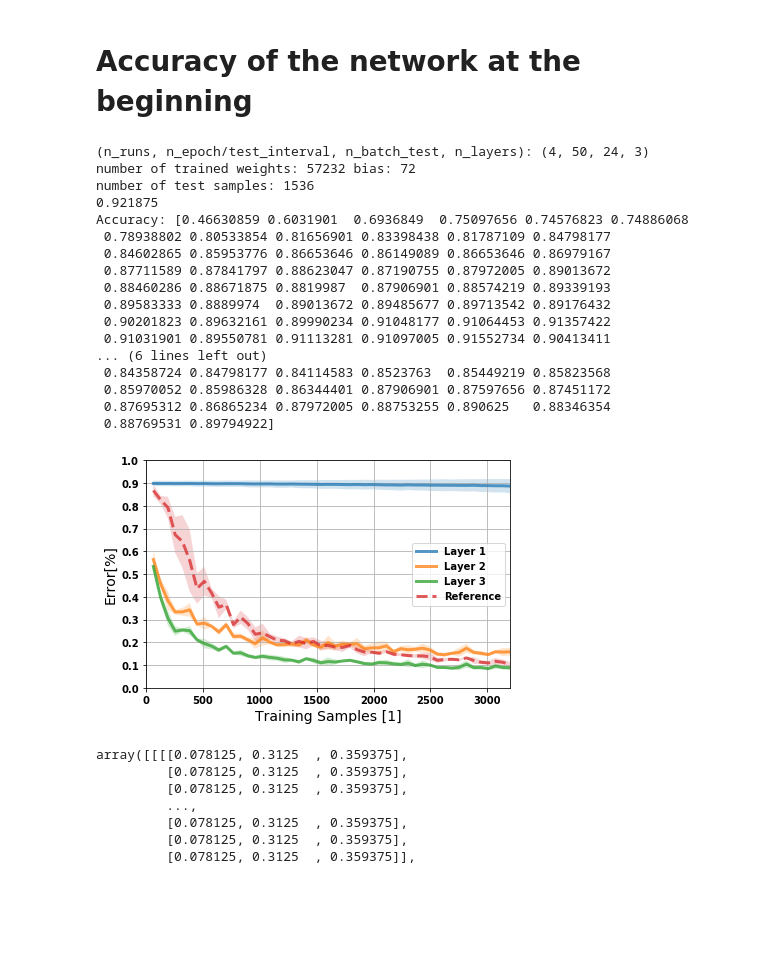
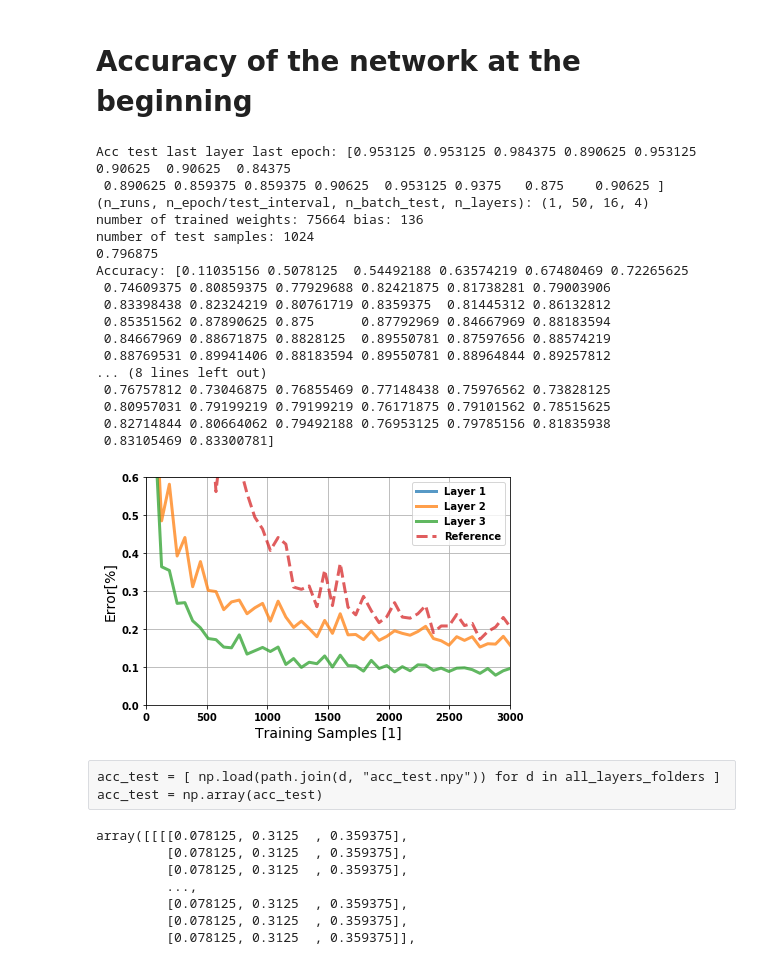
Before and after one commit to nmi-lab/dcll, a Jupyter notebook: notebooks/plot_mnist.ipynb, the cells around one changed output. Drawn from its saved outputs; the diff is of its cells as text; code cells hidden in the pictures; blank space fills up the shorter version.

Commit message:
mnist plotting notebook

```diff
--- a/notebooks/plot_mnist.ipynb
+++ b/notebooks/plot_mnist.ipynb
@@ -15,9 +15,10 @@ matplotlib.rcParams['axes.labelsize']= 14.
 matplotlib.rcParams['figure.subplot.bottom'] = .2
 matplotlib.rcParams['figure.subplot.left'] = .2
 # %%
-all_layers_folder_id = range(1, 5, 1)
-base_folder = "../Paper_results/{:03d}__04-10-2018"
-base_folder_begin = "../Paper_results_begin/{:03d}__05-10-2018"
+# all_layers_folder_id = range(1, 5, 1)
+all_layers_folder_id = [1]
+base_folder = "../Paper_results_long/{:03d}__09-10-2018"
+base_folder_begin = "../Paper_results/{:03d}__09-10-2018"
 all_layers_folders = [
     base_folder.format(n) for n in all_layers_folder_id
 ]
@@ -30,7 +31,7 @@ print(list(all_layers_folder_id))
 # %%
 import pickle
 
-def plot_accuracy(directories, n_updates_tick=1, comment=""):
+def plot_accuracy(directories, n_updates_tick=1, comment="", discard_last_epoch=0, vline=None, xmax=None, n_layers=None):
     args = np.load(path.join(directories[0],"args.pkl"))
     batch_size = args['batch_size']
     n_test_interval = args['n_test_interval']
@@ -41,11 +42,17 @@ def plot_accuracy(directories, n_updates_tick=1, comment=""):
     acc_test_ref = [ np.load(path.join(d, "acc_test_ref.npy")) for d in directories ]
     acc_test_ref = np.array(acc_test_ref)
 
+    if discard_last_epoch > 0:
+        acc_test = acc_test[:, :-discard_last_epoch]
+        acc_test_ref = acc_test_ref[:, :-discard_last_epoch]
+
+    print("Acc test last layer last epoch: {}".format(acc_test[0,-1,:,2]))
     print("(n_runs, n_epoch/test_interval, n_batch_test, n_layers): {}".format(acc_test.shape))
     n_epoch = (acc_test.shape[1] - 1) * n_test_interval + 1
-    n_layers = acc_test.shape[3]
+    if n_layers is None:
+        n_layers = acc_test.shape[3]
 
-    parameters = pickle.load(open(path.join(directories[0], 'parameters_{}.pkl'.format(n_epoch-1)), 'rb'))
+    parameters = pickle.load(open(path.join(directories[0], 'parameters_0.pkl'), 'rb'))
     n_weights = 0
     n_bias = 0
     for k, v in parameters.items():
@@ -86,15 +93,22 @@ def plot_accuracy(directories, n_updates_tick=1, comment=""):
     ax.fill_between(x, 1-mean_acc_ref - std_acc_ref, 1-mean_acc_ref + std_acc_ref,
                 alpha=.2)
 
+
+
     ax.set_yticks(np.arange(0,1.1,0.1))
     ax.grid()
     legend()
     ax.set_ylabel('Error[%]')
     ax.set_xlabel('Training Samples [{}]'.format(n_updates_tick))
     tight_layout()
-    ax.set_ylim([0,1.])
+    ax.set_ylim([0,0.6])
     ax.set_xlim(0, n_epoch*batch_size // n_updates_tick)
     #ax.set_xlim(batch_size, 40000)
+    if vline is not None:
+        ax.axvline(x=vline, linestyle=':', color='black')
+    [prev_xmin, prev_xmax] = ax.get_xlim()
+    if xmax is not None:
+        ax.set_xlim(prev_xmin, xmax)
     savefig(path.join(path.dirname(directories[0]), 'convergence_mnist{}.png'.format(comment)), dpi=300, frameon=False)
 # %% [markdown]
 # Accuracy of the network
@@ -119,23 +137,23 @@ Accuracy ref: [0.13216146 0.84309896 0.9070638  0.9358724  0.94401042 0.95166016
 # %% [markdown]
 # Accuracy of the network at the beginning
 # %%
-plot_accuracy(all_layers_begin_folders, comment="_begin")
+plot_accuracy(all_layers_begin_folders, comment="_begin", xmax=3000, n_layers=3)
 # %% [output]
-(n_runs, n_epoch/test_interval, n_batch_test, n_layers): (4, 50, 24, 3)
-number of trained weights: 57232 bias: 72
-number of test samples: 1536
-0.921875
-Accuracy: [0.46630859 0.6031901  0.6936849  0.75097656 0.74576823 0.74886068
- 0.78938802 0.80533854 0.81656901 0.83398438 0.81787109 0.84798177
- 0.84602865 0.85953776 0.86653646 0.86149089 0.86653646 0.86979167
- 0.87711589 0.87841797 0.88623047 0.87190755 0.87972005 0.89013672
- 0.88460286 0.88671875 0.8819987  0.87906901 0.88574219 0.89339193
- 0.89583333 0.8889974  0.89013672 0.89485677 0.89713542 0.89176432
- 0.90201823 0.89632161 0.89990234 0.91048177 0.91064453 0.91357422
- 0.91031901 0.89550781 0.91113281 0.91097005 0.91552734 0.90413411
-... (6 lines left out)
- 0.84358724 0.84798177 0.84114583 0.8523763  0.85449219 0.85823568
- 0.85970052 0.85986328 0.86344401 0.87906901 0.87597656 0.87451172
- 0.87695312 0.86865234 0.87972005 0.88753255 0.890625   0.88346354
- 0.88769531 0.89794922]
+Acc test last layer last epoch: [0.953125 0.953125 0.984375 0.890625 0.953125 0.90625  0.90625  0.84375
+ 0.890625 0.859375 0.859375 0.90625  0.953125 0.9375   0.875    0.90625 ]
+(n_runs, n_epoch/test_interval, n_batch_test, n_layers): (1, 50, 16, 4)
+number of trained weights: 75664 bias: 136
+number of test samples: 1024
+0.796875
+Accuracy: [0.11035156 0.5078125  0.54492188 0.63574219 0.67480469 0.72265625
+ 0.74609375 0.80859375 0.77929688 0.82421875 0.81738281 0.79003906
+ 0.83398438 0.82324219 0.80761719 0.8359375  0.81445312 0.86132812
+ 0.85351562 0.87890625 0.875      0.87792969 0.84667969 0.88183594
+ 0.84667969 0.88671875 0.8828125  0.89550781 0.87597656 0.88574219
+ 0.88769531 0.89941406 0.88183594 0.89550781 0.88964844 0.89257812
+... (8 lines left out)
+ 0.76757812 0.73046875 0.76855469 0.77148438 0.75976562 0.73828125
+ 0.80957031 0.79199219 0.79199219 0.76171875 0.79101562 0.78515625
+ 0.82714844 0.80664062 0.79492188 0.76953125 0.79785156 0.81835938
+ 0.83105469 0.83300781]
-[figure, old version]
+[figure, new version]
@@ -145,3 +160,6 @@ acc_test = np.array(acc_test)
+# %% [raw]
+acc_test = [ np.load(path.join(d, "acc_test.npy")) for d in all_layers_folders ]
+acc_test = np.array(acc_test)
 # %%
 acc_test
 # %% [output]
```
Also changed, not shown: parts of 4 cells of this notebook.
